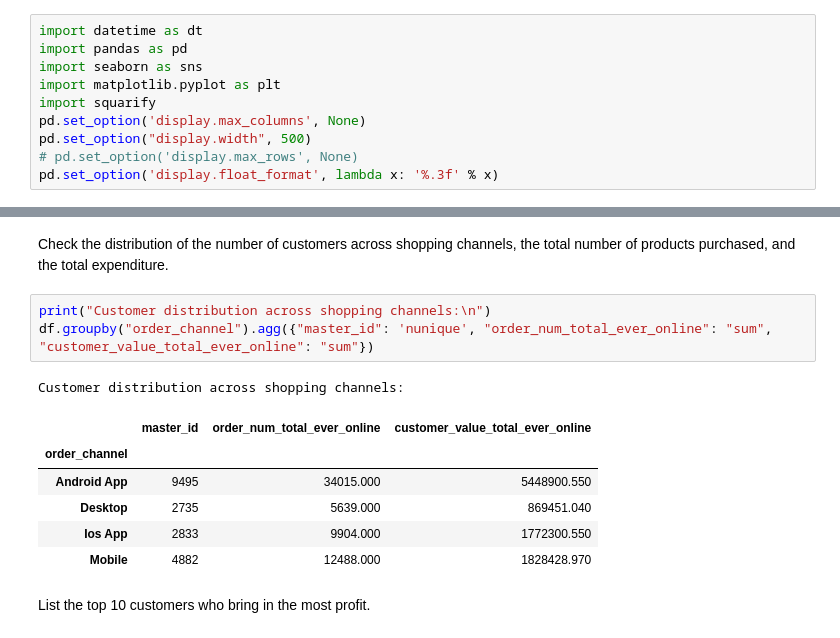
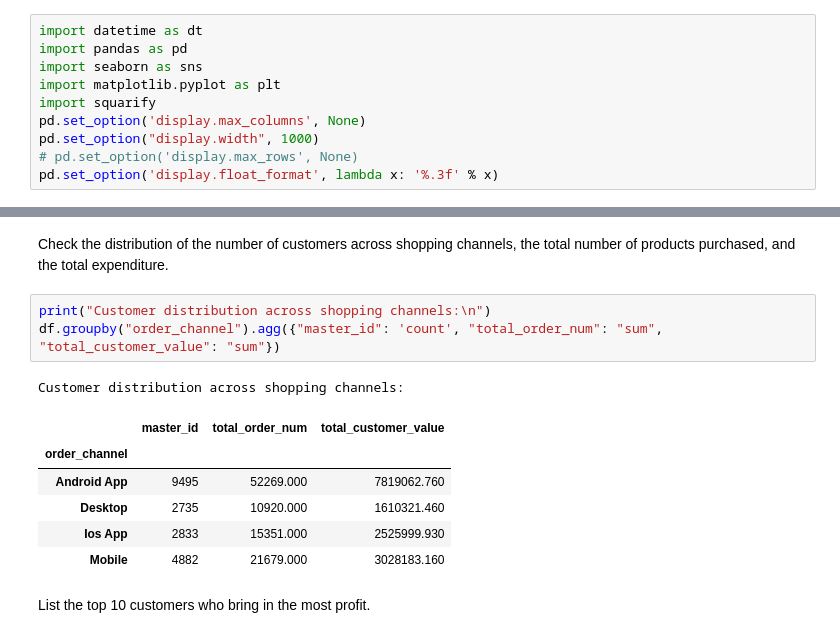
Before and after one commit to dilekdd/RFM_Analysis_Flo, a Jupyter notebook: rfm-analysis-flo.ipynb, the cells around one changed output, grey strips where cells are left out. Drawn from its saved outputs; the diff is of its cells as text.

```diff
--- a/rfm-analysis-flo.ipynb
+++ b/rfm-analysis-flo.ipynb
@@ -39,7 +41,7 @@ import seaborn as sns
 import matplotlib.pyplot as plt
 import squarify
 pd.set_option('display.max_columns', None)
-pd.set_option("display.width", 500)
+pd.set_option("display.width", 1000)
 # pd.set_option('display.max_rows', None)
 pd.set_option('display.float_format', lambda x: '%.3f' % x)
 # %%
@@ -160,15 +162,15 @@ memory usage: 2.1+ MB
 Check the distribution of the number of customers across shopping channels, the total number of products purchased, and the total expenditure.
 # %%
 print("Customer distribution across shopping channels:\n")
-df.groupby("order_channel").agg({"master_id": 'nunique', "order_num_total_ever_online": "sum", "customer_value_total_ever_online": "sum"})
+df.groupby("order_channel").agg({"master_id": 'count', "total_order_num": "sum", "total_customer_value": "sum"})
 # %% [output]
 Customer distribution across shopping channels:
-|  | master_id | order_num_total_ever_online | customer_value_total_ever_online |
+|  | master_id | total_order_num | total_customer_value |
 | order_channel |  |  |  |
-| Android App | 9495 | 34015.000 | 5448900.550 |
-| Desktop | 2735 | 5639.000 | 869451.040 |
-| Ios App | 2833 | 9904.000 | 1772300.550 |
-| Mobile | 4882 | 12488.000 | 1828428.970 |
+| Android App | 9495 | 52269.000 | 7819062.760 |
+| Desktop | 2735 | 10920.000 | 1610321.460 |
+| Ios App | 2833 | 15351.000 | 2525999.930 |
+| Mobile | 4882 | 21679.000 | 3028183.160 |
 # %% [markdown]
 List the top 10 customers who bring in the most profit.
 # %%
```
Also changed, not shown: parts of 20 cells of this notebook.
